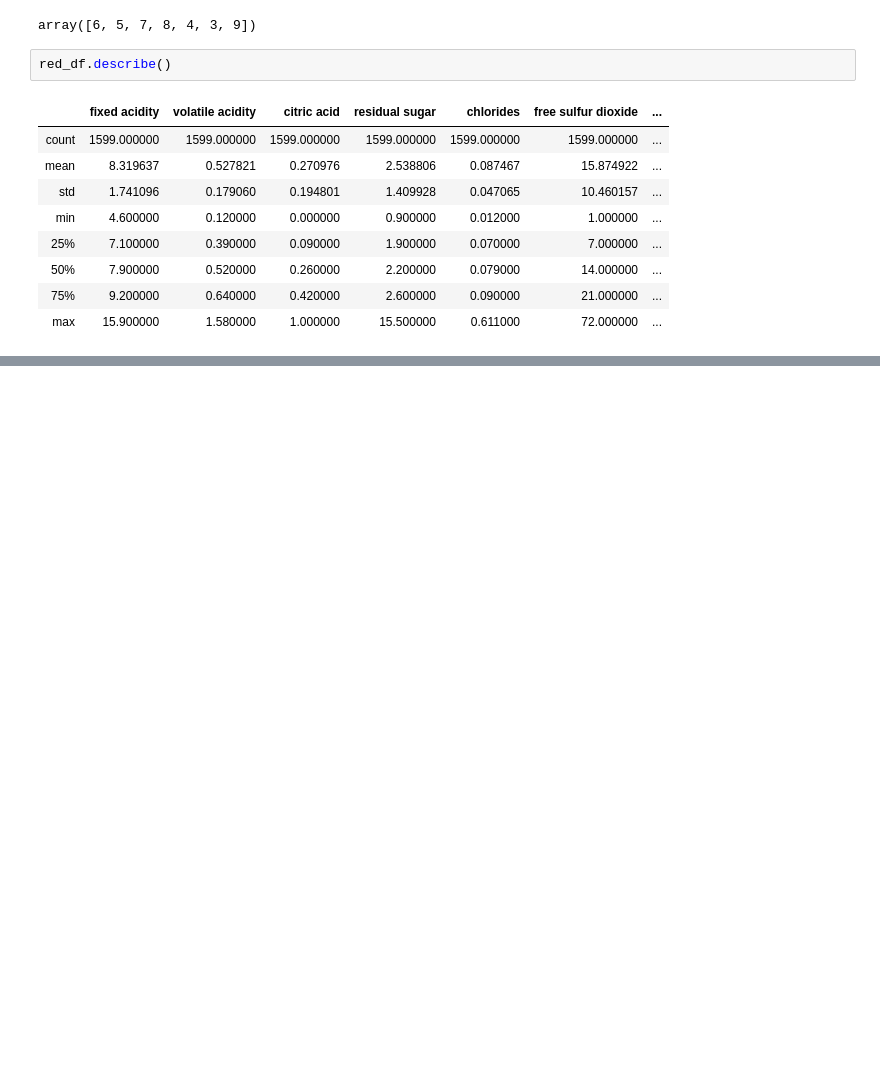
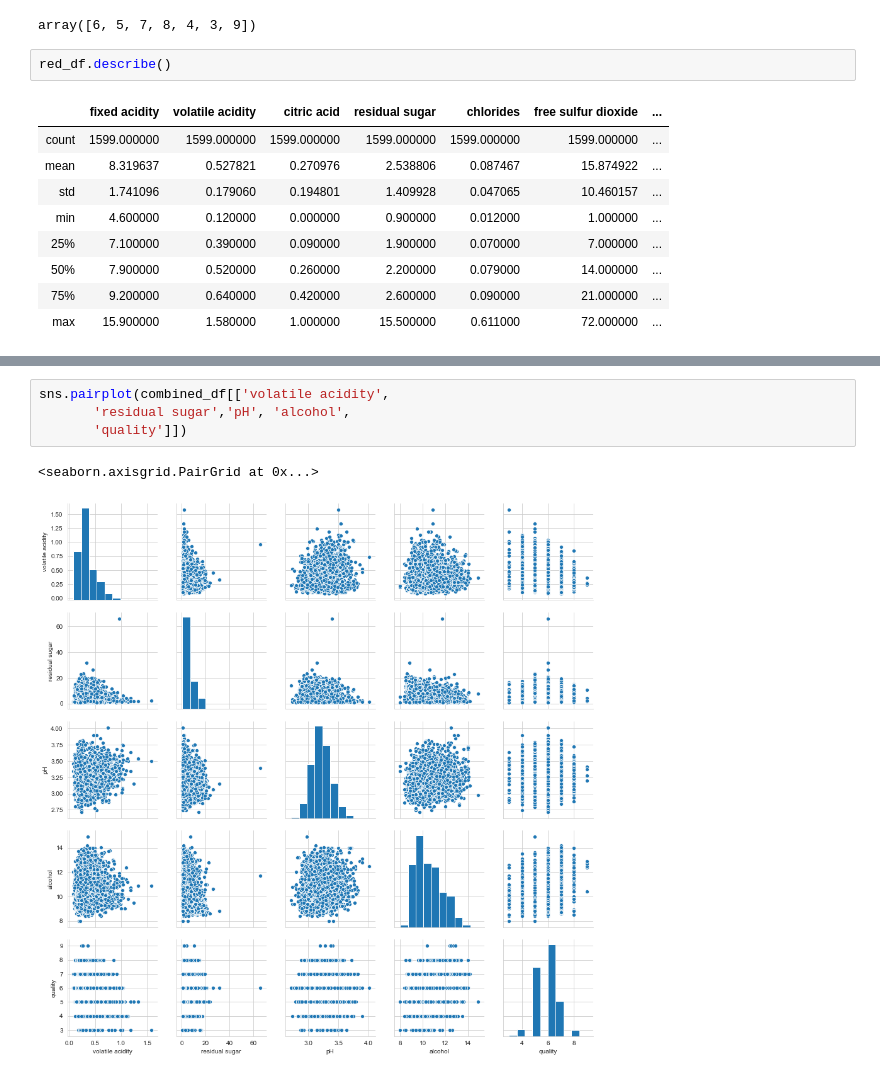
Before and after one commit to mzhoolideh/data_science_pract, a Jupyter notebook: case_study1/case_st1.ipynb, the cells around one changed output, grey strips where cells are left out. Drawn from its saved outputs; the diff is of its cells as text; blank space fills up the shorter version.

```diff
--- a/case_study1/case_st1.ipynb
+++ b/case_study1/case_st1.ipynb
@@ -109,0 +162,7 @@ red_df.describe()
+# %%
+sns.pairplot(combined_df[['volatile acidity',
+       'residual sugar','pH', 'alcohol',
+       'quality']])
+# %% [output]
+<seaborn.axisgrid.PairGrid at 0x...>
+[figure, added]
```
Also changed, not shown: parts of 15 cells of this notebook.
